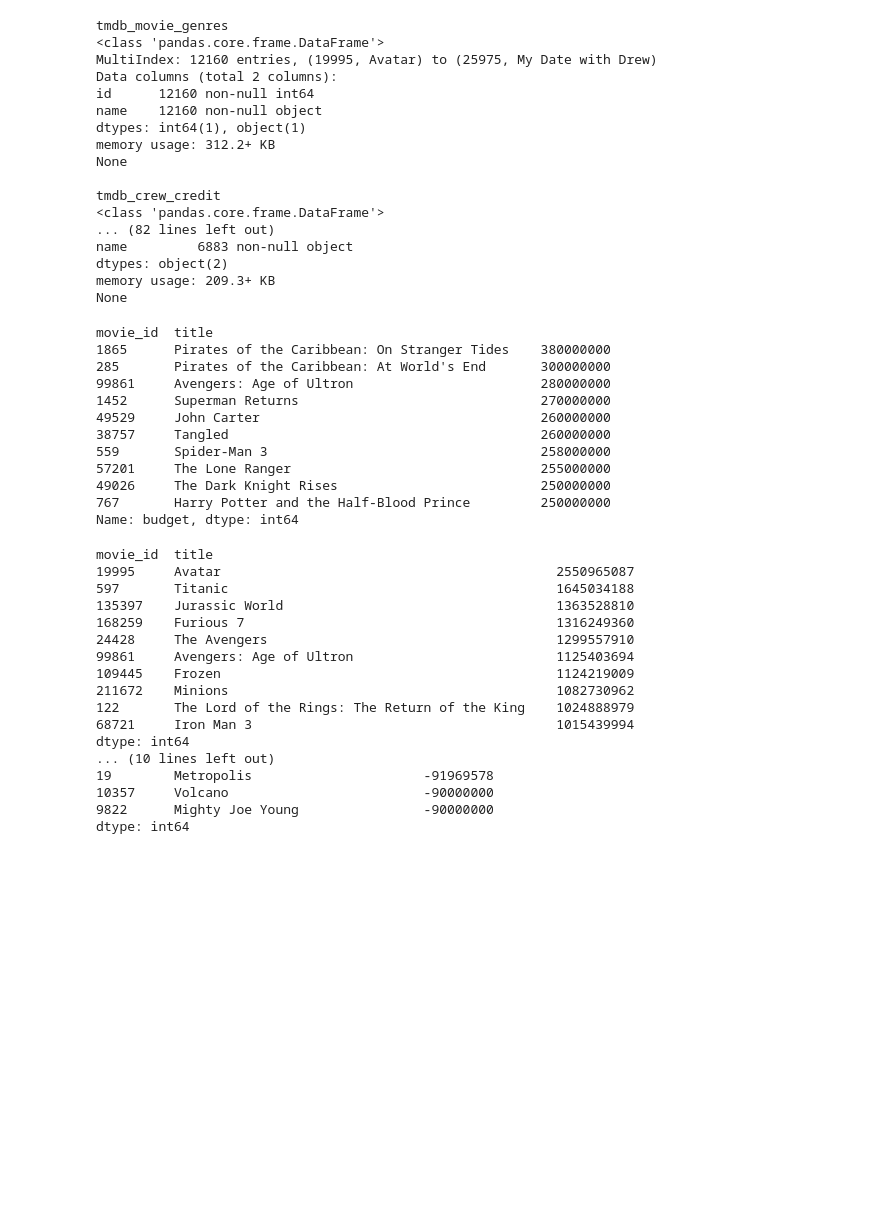
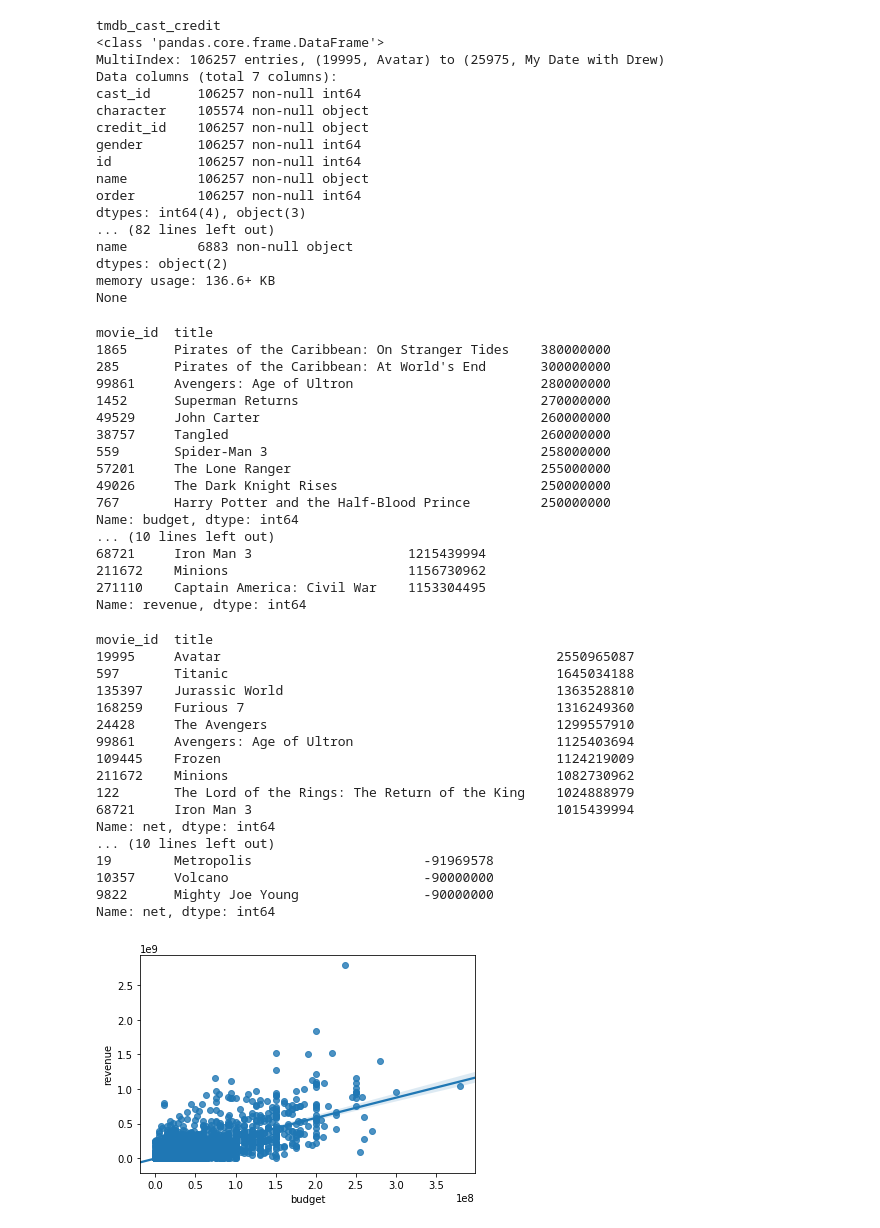
Before and after one commit to wsjk/Capstone_1, a Jupyter notebook: data/external/import_clean_data.ipynb, the cells around one changed output. Saved outputs shown, nothing was run; the diff lists cells and outputs as text; code cells hidden in the pictures; blank space fills up the shorter version.

Commit message:
starting exploring data and looking for outliers

```diff
--- a/data/external/import_clean_data.ipynb
+++ b/data/external/import_clean_data.ipynb
@@ -8,18 +8,22 @@ import re
 import ast
 from pandas.io.json import json_normalize
 from pandas.io import json
+import matplotlib.pyplot as plt
+import seaborn as sns
+
 current_file_path = os.path.abspath(os.path.join("__file__" ,"../.."))
 raw_data_path = os.path.join(current_file_path,'raw')
 ext_data_path = os.path.join(current_file_path,'external')
 data_files = glob.glob(os.path.join(ext_data_path, '*.csv'), recursive=False)
 
 import re
-pattern = r'.+/(.+)_cleaned.csv$'  #extract filenames of cleaned files for dict keys
+import ntpath
+pattern = r'(.+)_cleaned.csv$'  #extract filenames of cleaned files for dict keys
 
 #dict to contain all dataframes
 data = {}
 for file in data_files:
-    matchobj = re.search(pattern, file)
+    matchobj = re.search(pattern, ntpath.basename(file))
     data[matchobj.group(1)] = pd.read_csv(file, index_col = ['movie_id', 'title'])
 # %%
 data.keys()
@@ -30,22 +34,22 @@ for key in data.keys():
     print(key)
     print(data[key].info(), '\n')
 # %% [output]
-tmdb_movie_genres
+tmdb_cast_credit
 <class 'pandas.core.frame.DataFrame'>
-MultiIndex: 12160 entries, (19995, Avatar) to (25975, My Date with Drew)
-Data columns (total 2 columns):
-id      12160 non-null int64
-name    12160 non-null object
-dtypes: int64(1), object(1)
-memory usage: 312.2+ KB
-None
-
-tmdb_crew_credit
-<class 'pandas.core.frame.DataFrame'>
+MultiIndex: 106257 entries, (19995, Avatar) to (25975, My Date with Drew)
+Data columns (total 7 columns):
+cast_id      106257 non-null int64
+character    105574 non-null object
+credit_id    106257 non-null object
+gender       106257 non-null int64
+id           106257 non-null int64
+name         106257 non-null object
+order        106257 non-null int64
+dtypes: int64(4), object(3)
 ... (82 lines left out)
 name         6883 non-null object
 dtypes: object(2)
-memory usage: 209.3+ KB
+memory usage: 136.6+ KB
 None
 # %%
 print(data['tmdb_movie_main'].budget.nlargest(10))
@@ -64,6 +68,11 @@ movie_id  title
 49026     The Dark Knight Rises                          250000000
 767       Harry Potter and the Half-Blood Prince         250000000
 Name: budget, dtype: int64
+... (10 lines left out)
+68721     Iron Man 3                    1215439994
+211672    Minions                       1156730962
+271110    Captain America: Civil War    1153304495
+Name: revenue, dtype: int64
 # %%
 data['tmdb_movie_main']['net'] = data['tmdb_movie_main'].revenue - data['tmdb_movie_main'].budget
 print(data['tmdb_movie_main'].net.nlargest(10))
@@ -81,9 +90,14 @@ movie_id  title
 211672    Minions                                          1082730962
 122       The Lord of the Rings: The Return of the King    1024888979
 68721     Iron Man 3                                       1015439994
-dtype: int64
+Name: net, dtype: int64
 ... (10 lines left out)
 19        Metropolis                      -91969578
 10357     Volcano                         -90000000
 9822      Mighty Joe Young                -90000000
-dtype: int64
+Name: net, dtype: int64
+# %%
+sns.regplot(data=data['tmdb_movie_main'], x='budget', y='revenue')
+plt.show()
+# %% [output]
+[figure, added]
```
Also changed, not shown: parts of 2 cells of this notebook.
